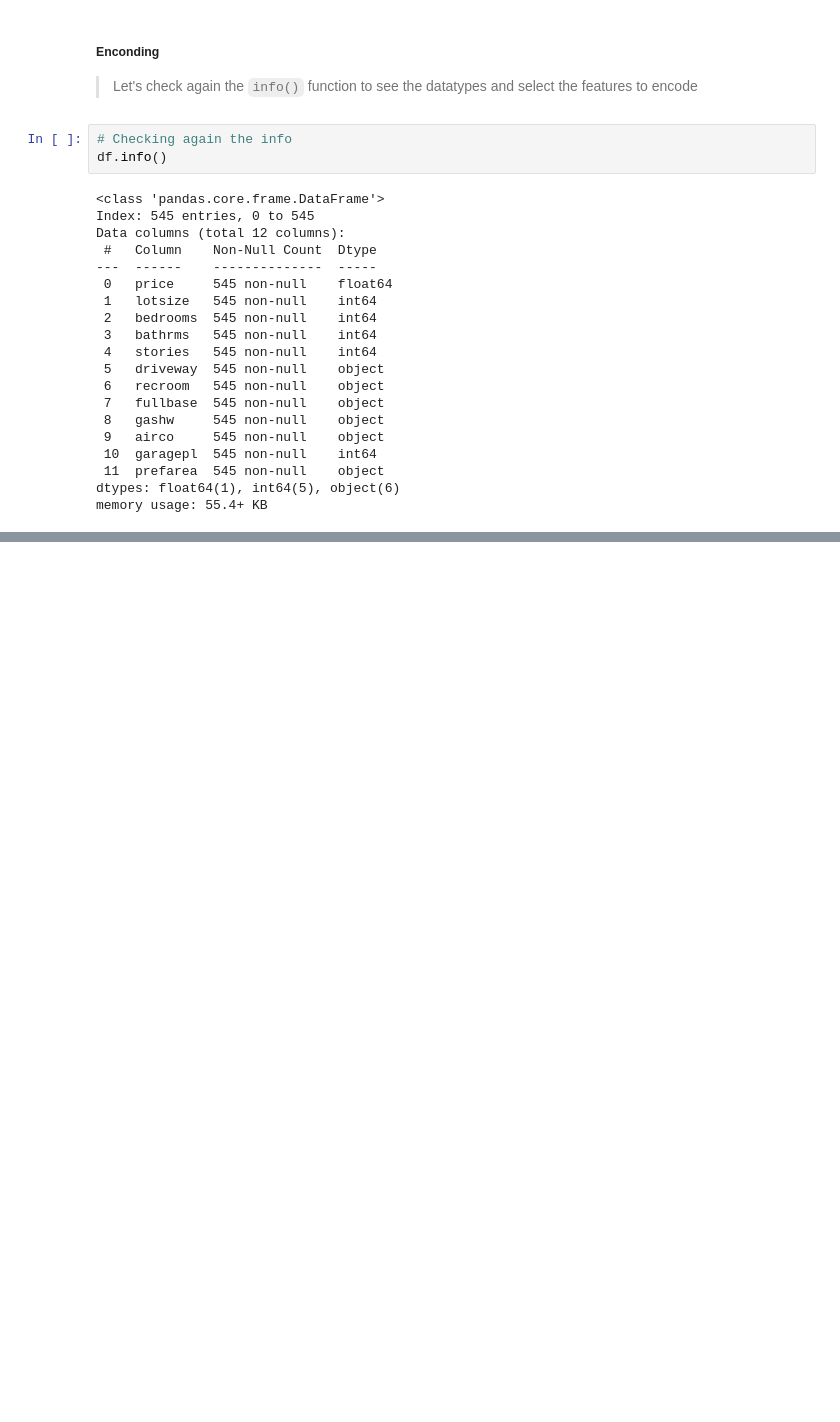
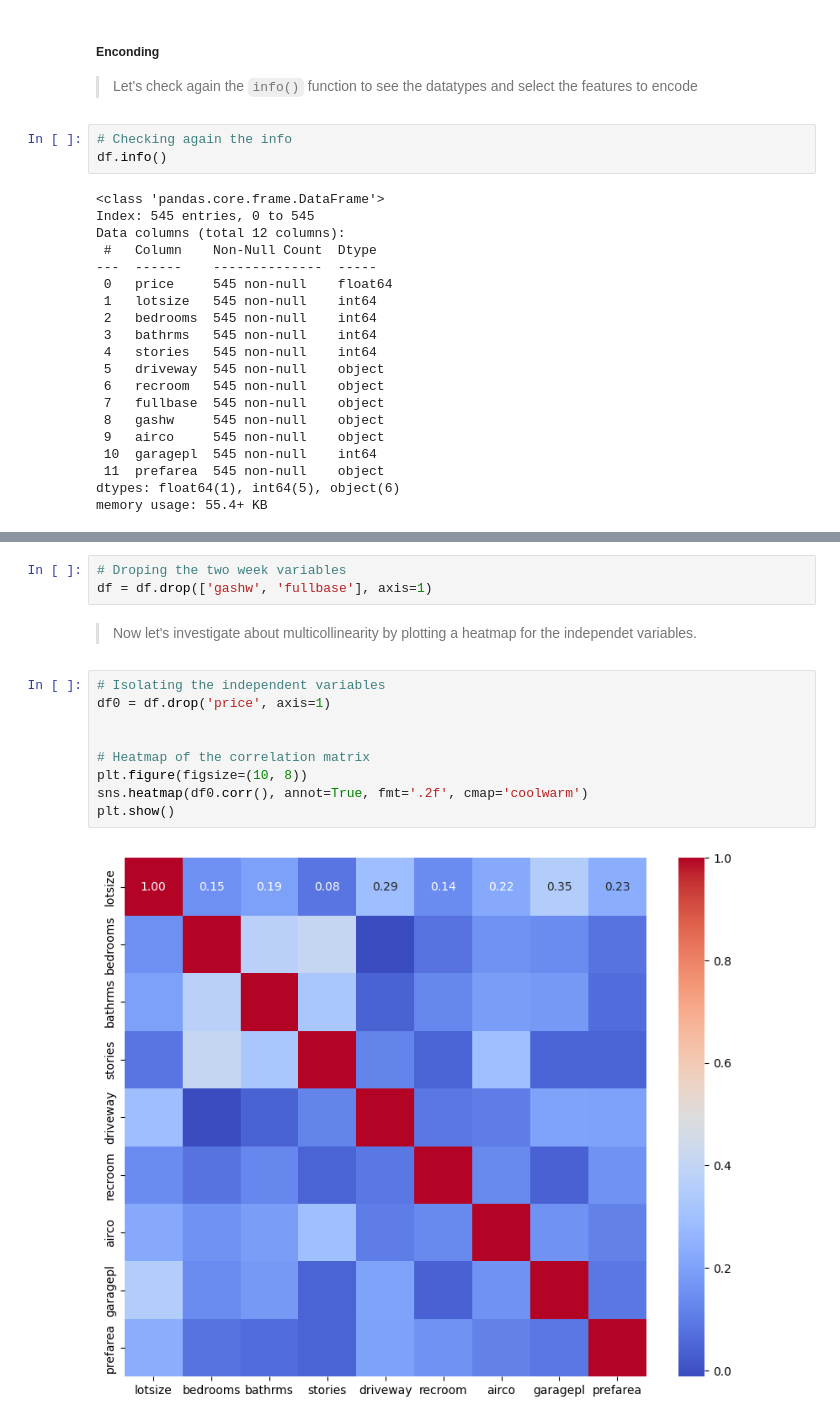
Before and after one commit to CarlosMEbratt/House-price-prediction-using-machine-learning, a Jupyter notebook: main.ipynb, the cells around one changed output, grey strips where cells are left out. Drawn from its saved outputs; the diff is of its cells as text; blank space fills up the shorter version.

```diff
--- a/main.ipynb
+++ b/main.ipynb
@@ -220,0 +248,16 @@ df.head()
+# %%
+# Droping the two week variables
+df = df.drop(['gashw', 'fullbase'], axis=1)
+# %% [markdown]
+> Now let's investigate about multicollinearity by plotting a heatmap for the independet variables.
+# %%
+# Isolating the independent variables
+df0 = df.drop('price', axis=1)
+
+
+# Heatmap of the correlation matrix
+plt.figure(figsize=(10, 8))
+sns.heatmap(df0.corr(), annot=True, fmt='.2f', cmap='coolwarm')
+plt.show()
+# %% [output]
+[figure, added]
```
Also changed, not shown: parts of 13 cells of this notebook.
